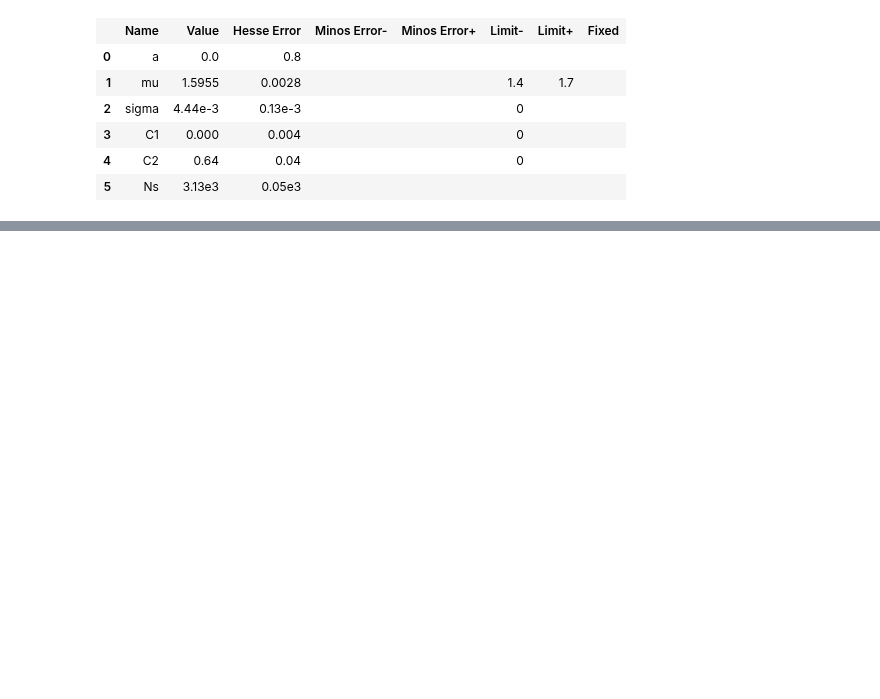
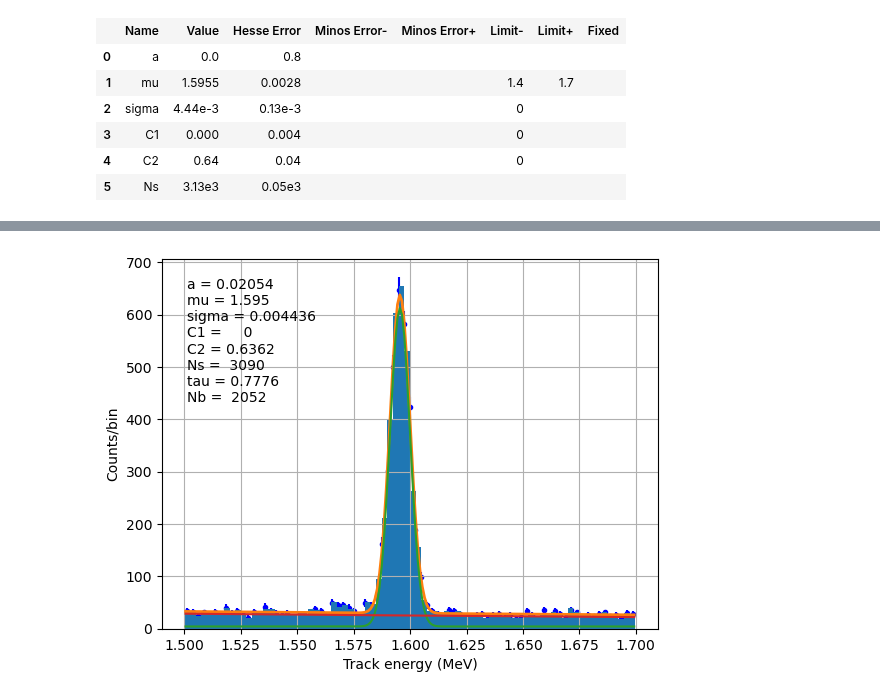
Before and after one commit to jwaiton/next_misc, a Jupyter notebook: FOM_merge&fit/iminuitfit.ipynb, the cells around one changed output, grey strips where cells are left out. Cells and saved outputs as stored; diff of their text form; code cells hidden in the pictures; blank space fills up the shorter version.

```diff
--- a/FOM_merge&fit/iminuitfit.ipynb
+++ b/FOM_merge&fit/iminuitfit.ipynb
@@ -140,6 +153,12 @@ binning = 80
 # Normalise and extend
 sig_norm = probfit.Normalized(func.sig_func_no_N, fit_range)
 sig_norm_ext = probfit.Extended(sig_norm, extname = 'Ns')
+
+bck_norm = probfit.Normalized(bck_func_no_N, fit_range)
+bck_norm_ext = probfit.Extended(bck_norm, extname = 'Nb')
+
+gauss_norm = probfit.Normalized(gauss_no_N, fit_range)
+gauss_norm_ext_ = probfit.Extended(gauss_norm, extname = 'Ng')
 # %%
 
 e_s = ecut_positron_df['energy'].to_numpy()
@@ -229,0 +262,27 @@ iminuit version: 2.25.2
+# %%
+# do signal and background fit over all the data now
+e_tracks = cut_tracks[0]['energy'].to_numpy()
+
+# create signal background pdf
+pdf_sb = probfit.AddPdf(sig_norm_ext, bck_norm_ext)
+
+lh_sb = probfit.UnbinnedLH(pdf_sb, e_tracks, extended = True)
+
+
+y, x = np.histogram(e_tracks, fit_bins)
+x = shift_to_bin_centers(x)
+
+
+
+# give it rough starting spots
+vals_sb = [len(e_s), len(e_tracks) - len(e_s), 0, mu, sigma, 100, C1, C2]
+nm_sb = ['Ns', 'Nb', 'a', 'mu', 'sigma', 'tau', 'C1', 'C2']
+
+
+
+m_sb = Minuit(lh_sb, **dict(zip(nm_sb, vals_sb)), fix_mu=True, fix_C1=True,
+         fix_C2=True, fix_sigma=True, print_level = 2)
+#m.limits['mu'] = (1.4, 1.7)
+#m.limits['C1'] = (0, None)
+#m.limits['C2'] = (0, None)
+#m.limits['sigma'] = (0, None)
@@ -229,0 +329,9 @@ iminuit version: 2.25.2
+# %%
+# plot output
+heights, bins, _ = plt.hist(e_tracks, binning)
+plt.xlabel("Track energy (MeV)")
+plt.ylabel("Counts/bin")
+lh_sb.show(bins=binning+1, parts=True)
+plt.show()
+# %% [output]
+[figure, added]
```
Also changed, not shown: parts of 19 cells of this notebook, 1 other file.
